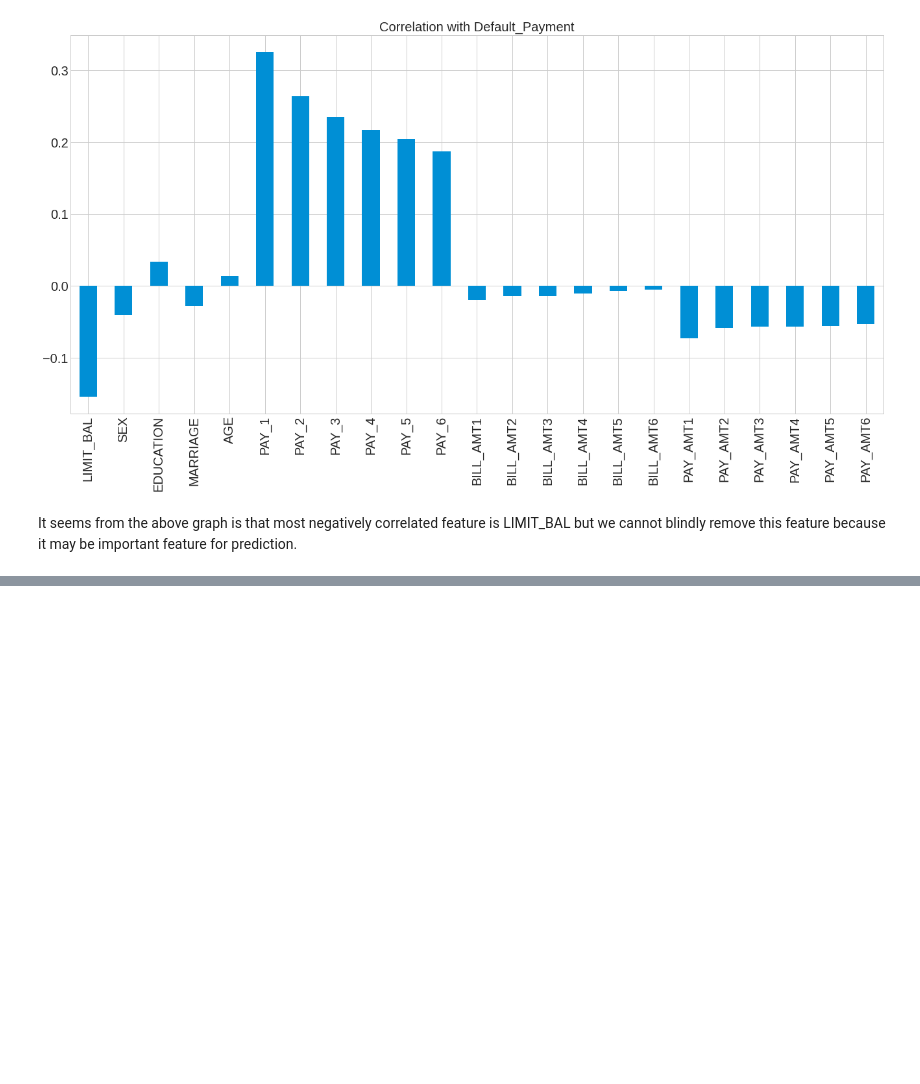
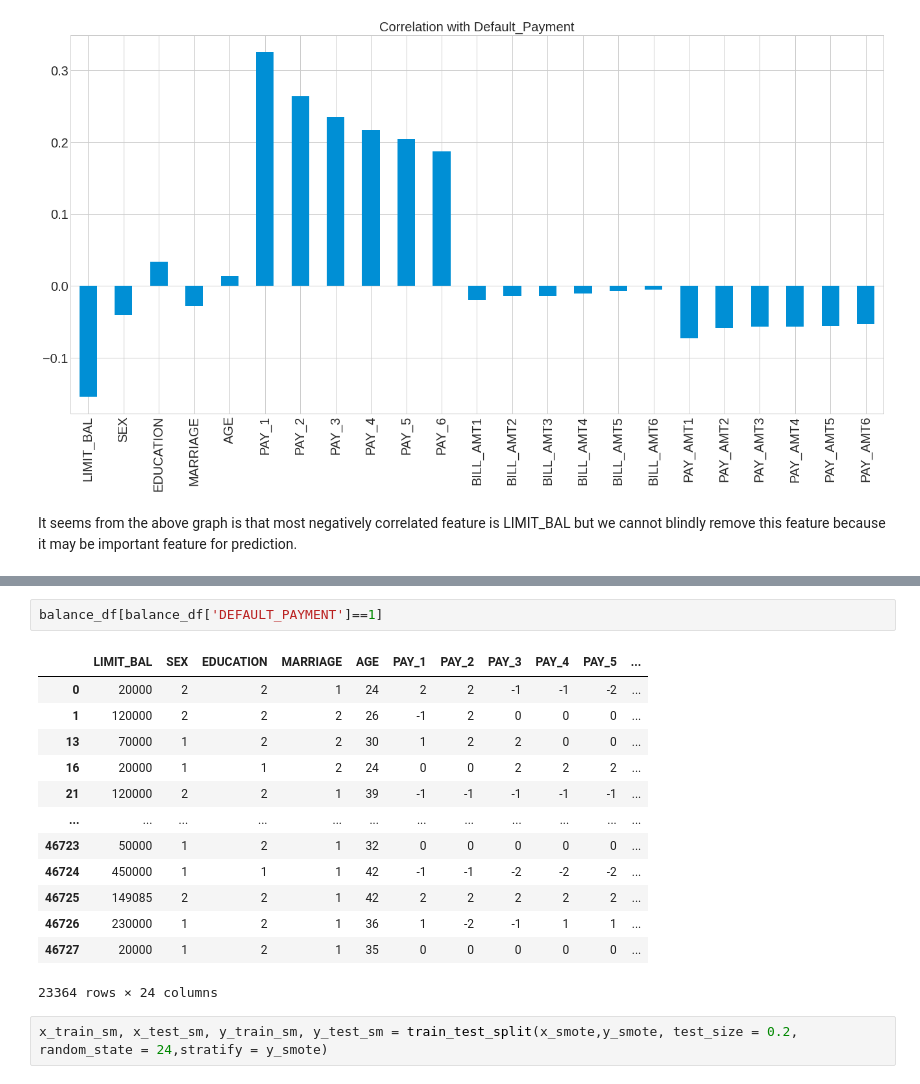
Before and after one commit to KK-Niraj/Credit-Card-Default-Prediction, a Jupyter notebook: Credit_Card_Default_Prediction_Capstone_Project.ipynb, the cells around one changed output, grey strips where cells are left out. Cells and saved outputs as stored; diff of their text form; blank space fills up the shorter version.

```diff
--- a/Credit_Card_Default_Prediction_Capstone_Project.ipynb
+++ b/Credit_Card_Default_Prediction_Capstone_Project.ipynb
@@ -349,0 +381,18 @@ It seems from the above graph is that most negatively correlated feature is LIMI
+# %%
+balance_df[balance_df['DEFAULT_PAYMENT']==1]
+# %% [output]
+|  | LIMIT_BAL | SEX | EDUCATION | MARRIAGE | AGE | PAY_1 | PAY_2 | PAY_3 | PAY_4 | PAY_5 | ... |
+| 0 | 20000 | 2 | 2 | 1 | 24 | 2 | 2 | -1 | -1 | -2 | ... |
+| 1 | 120000 | 2 | 2 | 2 | 26 | -1 | 2 | 0 | 0 | 0 | ... |
+| 13 | 70000 | 1 | 2 | 2 | 30 | 1 | 2 | 2 | 0 | 0 | ... |
+| 16 | 20000 | 1 | 1 | 2 | 24 | 0 | 0 | 2 | 2 | 2 | ... |
+| 21 | 120000 | 2 | 2 | 1 | 39 | -1 | -1 | -1 | -1 | -1 | ... |
+| ... | ... | ... | ... | ... | ... | ... | ... | ... | ... | ... | ... |
+| 46723 | 50000 | 1 | 2 | 1 | 32 | 0 | 0 | 0 | 0 | 0 | ... |
+| 46724 | 450000 | 1 | 1 | 1 | 42 | -1 | -1 | -2 | -2 | -2 | ... |
+| 46725 | 149085 | 2 | 2 | 1 | 42 | 2 | 2 | 2 | 2 | 2 | ... |
+| 46726 | 230000 | 1 | 2 | 1 | 36 | 1 | -2 | -1 | 1 | 1 | ... |
+| 46727 | 20000 | 1 | 2 | 1 | 35 | 0 | 0 | 0 | 0 | 0 | ... |
+23364 rows × 24 columns
+# %%
+x_train_sm, x_test_sm, y_train_sm, y_test_sm = train_test_split(x_smote,y_smote, test_size = 0.2, random_state = 24,stratify = y_smote)
```
Also changed, not shown: parts of 8 cells of this notebook.
